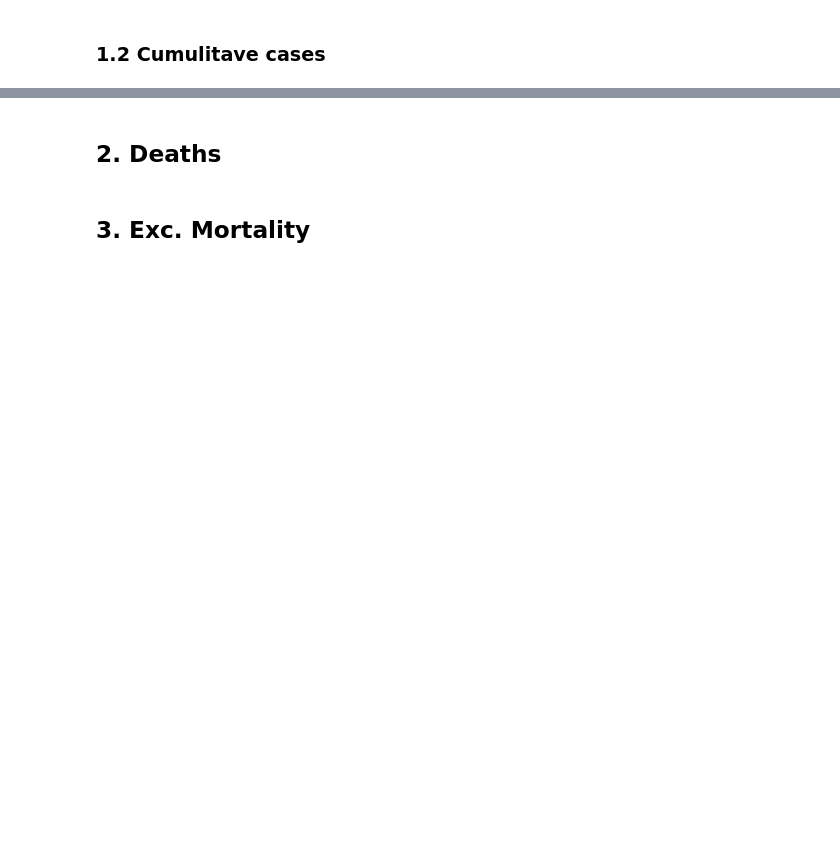
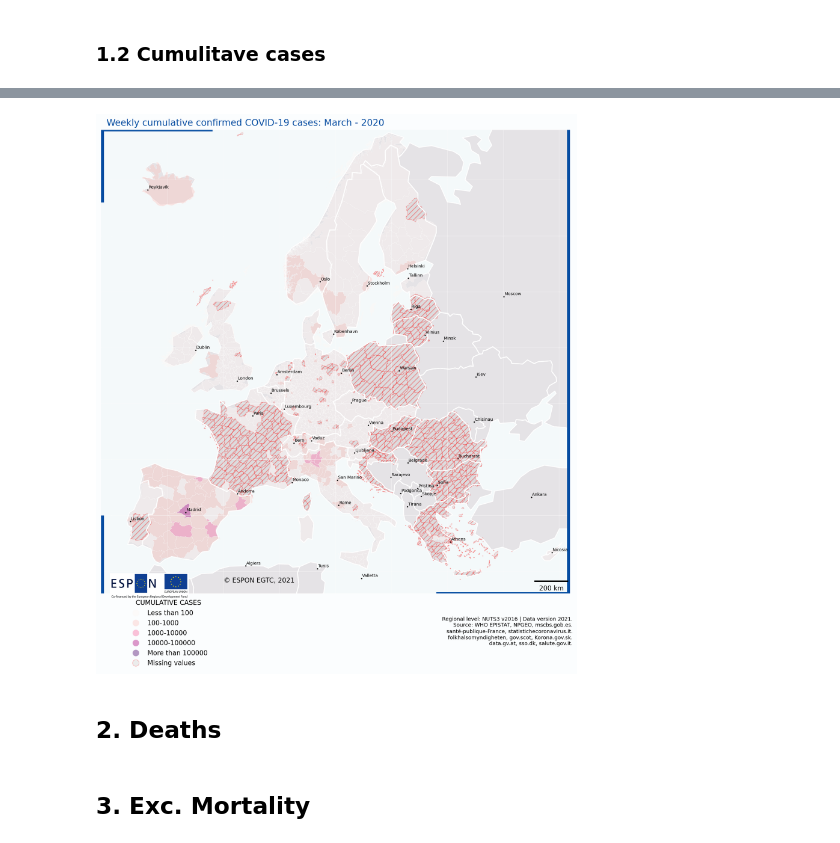
Before and after one commit to l5d1l5/ESPON-DATA, a Jupyter notebook: 03_Figures/01_Animated Maps/Code.ipynb, the cells around one changed output, grey strips where cells are left out. Saved outputs shown, nothing was run; the diff lists cells and outputs as text; code cells hidden in the pictures; blank space fills up the shorter version.

Commit message:
fix: cases & deaths & GIS

```diff
--- a/03_Figures/01_Animated Maps/Code.ipynb
+++ b/03_Figures/01_Animated Maps/Code.ipynb
@@ -83,6 +107,6 @@ geo_cases.describe()
 # %%
 # Creating the bins
-bins = [-1, 0, 5, 100, 1000, 6647]
+bins = [-1, 0, 5, 100, 1000, 43040]
 label = ['None', 'Less than 5', '5-100', '100-1000', 'More than 1000']
 for col in geo_cases.iloc[:, :-2]:
     geo_cases[col] = pd.cut(geo_cases[col], bins = bins, labels= label)
@@ -194,0 +213,13 @@ f.close()
+# %%
+# turn dataframes into GeoDataFrames
+cumsum_cases = gpd.GeoDataFrame(pd.merge(cases_cumsum, covid, left_on = cases.index, right_on = 'NUTS_ID').fillna(np.nan))
+cumsum_cases = pd.concat([geo_cases,fiji])
+# %%
+# Creating the bins
+bins = [ 0, 100, 1000, 10000, 100000, 930000]
+label = ['Less than 100', '100-1000', '1000-10000', '10000-100000', 'More than 100000']
+for col in cumsum_cases.iloc[:, :-2]:
+    cumsum_cases[col] = pd.cut(cumsum_cases[col], bins = bins, labels= label)
+# %%
+# change the CRS to Europe
+cumsum_cases = cumsum_cases.to_crs(epsg=3035)
@@ -194,0 +259,73 @@ f.close()
+# %%
+# image_frames = []
+
+# # create the maps
+for i in cumsum_cases.iloc[:,:-2]:
+    fig, ax = plt.subplots(figsize = (12, 12))
+    # Set the global map
+    world.plot(color = '#e5e3e6', ax = ax, edgecolor = 'w', linewidth = 0.8)
+    # set out map
+    cumsum_cases.plot(column = cumsum_cases[i], ax =ax, cmap = 'RdPu', legend = True, alpha = .4,
+              linewidth = 0.5, edgecolor = 'w', categorical = True, missing_kwds={
+            "color": "lightgrey",
+            "edgecolor": "red",
+            "hatch": "///",
+            "label": "Missing values"})
+    # add countries boundaries
+    world.query('iso_a3 != "IRL" and iso_a3 != "GBR" and iso_a3 != "ISL"').boundary.plot(color = 'w', linewidth = 1.4 , zorder  =1, ax =ax)
+    # set the final limite
+    plt.xlim(2.4e6, 6.6e6)
+    plt.ylim(0.13e7, 0.545e7)
+    # add capitals points
+    cities.plot(ax = ax, color = 'k', markersize = 1)
+    for x, y, label in zip(cities.geometry.x, cities.geometry.y, cities.name):
+        ax.annotate(label, xy=(x, y), xytext=(1, 2), textcoords="offset points", fontsize = 6.5)
+    # Disable scientific representation
+    ax.ticklabel_format(useOffset=False, style='plain')
+
+    # add the graphical-scale
+    scalebar = ScaleBar(0.66, width_fraction=None,
+            location= "lower right", box_alpha = 0, length_fraction = 0.08,
+                       height_fraction  = 0.003) # 1 pixel = 0.2 meter
+    plt.gca().add_artist(scalebar)
+
+    # legend
+    leg = ax.get_legend()
+    leg.set_bbox_to_anchor((0.24, 0))
+    leg.get_frame().set_alpha(0)
+    leg.set_title('CUMULATIVE CASES')
+    plt.title(f'  Weekly cumulative confirmed COVID-19 cases: {pd.Timestamp(i).month_name()} - {i.year}', fontweight = 'light',
+            fontsize= 14, loc = 'left', color = '#054ea2')
+    # Set outside the figure color
+    fig.patch.set_facecolor('#fbfdfe')
+    #  Set source
+    fig.text(0.92, .055, source, ha='right', fontsize = 8)
+    # add ESPON's title
+    plt.text(x = 3.5e6, y = 1.4e6, s = u"\u00A9 ESPON EGTC, 2021", fontsize = 10)
+    # add bleu lines
+    plt.vlines(x = 2.4e6, ymin = 1e6, ymax = 2e6, color = '#054ea2', linewidth = 10)
+    plt.vlines(x = 2.4e6, ymin = 4.8e6, ymax = 6e6, color = '#054ea2', linewidth = 10)
+    plt.vlines(x = 6.6e6, ymin = 1e6, ymax = 6e6, color = '#054ea2', linewidth = 10)
+
+    plt.hlines(y = 0.13e7, xmin = 5.4e6, xmax = 6.6e6, color = '#054ea2', linewidth = 5)
+    plt.hlines(y = 0.545e7, xmin = 2.4e6, xmax = 3.4e6, color = '#054ea2', linewidth = 5)
+    # revome axis
+    ax.set_xticklabels([])
+    ax.set_yticklabels([])
+    # grid params
+    plt.tick_params(bottom = False, left = False)
+    plt.grid(True, dash_capstyle = 'projecting')
+
+    # add ESPON logo
+    newax = fig.add_axes([0.1, 0.003,0.14,0.18], anchor='NE', zorder=1)
+    newax.imshow(im)
+    newax.axis('off')
+    plt.show()
+
+    # img = ax.get_figure()
+    # f = io.BytesIO()
+    # img.savefig(f, format= 'png')
+    # f.seek(0)
+    # image_frames.append(PIL.Image.open(f))
+# %% [output]
+[figure, added]
```
Also changed, not shown: parts of 13 cells of this notebook, 21 other files.
